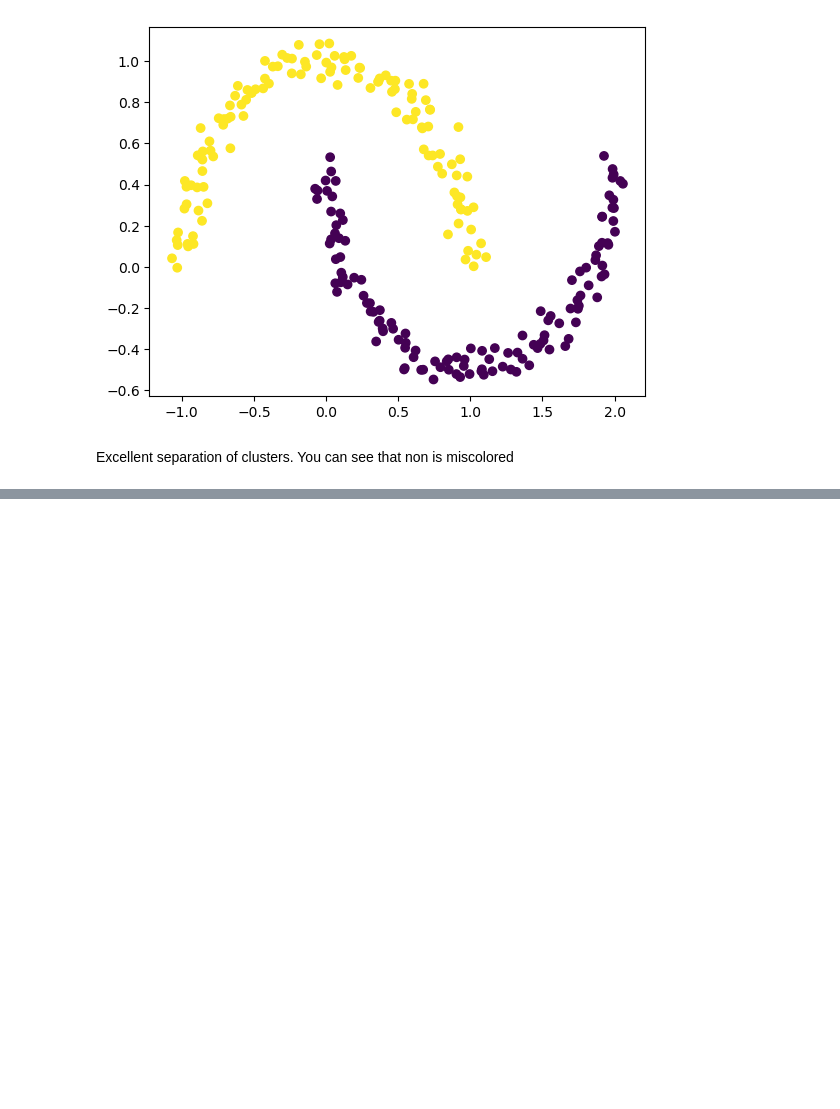
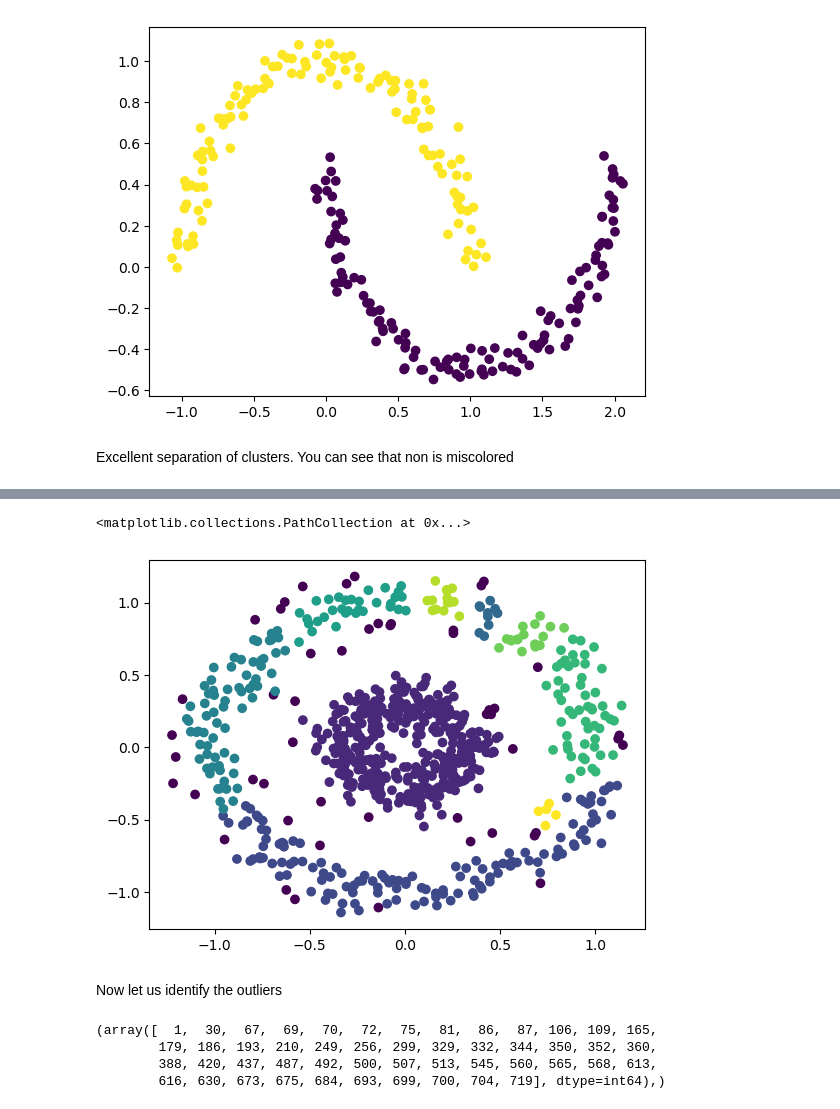
Before and after one commit to Udeani4/Machine-Learning-Course, a Jupyter notebook: unsupervised_machine_learning/machine_learning_DBSCAN_clustering.ipynb, the cells around one changed output, grey strips where cells are left out. Saved outputs shown, nothing was run; the diff lists cells and outputs as text; code cells hidden in the pictures; blank space fills up the shorter version.

```diff
--- a/unsupervised_machine_learning/machine_learning_DBSCAN_clustering.ipynb
+++ b/unsupervised_machine_learning/machine_learning_DBSCAN_clustering.ipynb
@@ -75,0 +105,4 @@ Excellent separation of clusters. You can see that non is miscolored
+# %%
+dbscan=DBSCAN(eps=0.10)
+# %%
+dbscan.fit_predict(X) ## use fit_predict to fit and predict to save time
@@ -75,0 +149,19 @@ Excellent separation of clusters. You can see that non is miscolored
+# %%
+## Lets see how the clusters are really represented
+
+plt.scatter(X[:,0],X[:,1],c=dbscan.labels_)
+# %% [output]
+<matplotlib.collections.PathCollection at 0x...>
+[figure, added]
+# %% [markdown]
+Now let us identify the outliers
+# %%
+## Lets pull out the index of the labels that are less than 0
+import numpy as np
+index = np.where(dbscan.labels_ < 0)
+index
+# %% [output]
+(array([  1,  30,  67,  69,  70,  72,  75,  81,  86,  87, 106, 109, 165,
+        179, 186, 193, 210, 249, 256, 299, 329, 332, 344, 350, 352, 360,
+        388, 420, 437, 487, 492, 500, 507, 513, 545, 560, 565, 568, 613,
+        616, 630, 673, 675, 684, 693, 699, 700, 704, 719], dtype=int64),)
```
Also changed, not shown: parts of 13 cells of this notebook, 5 other files.
